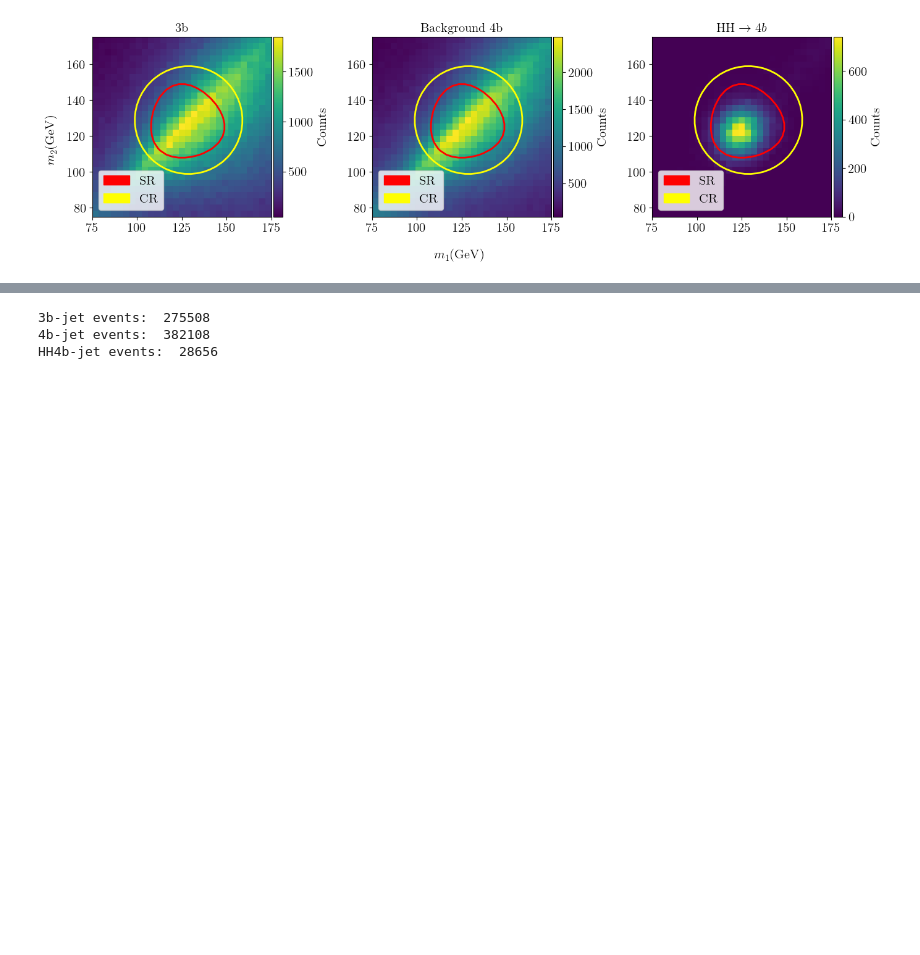
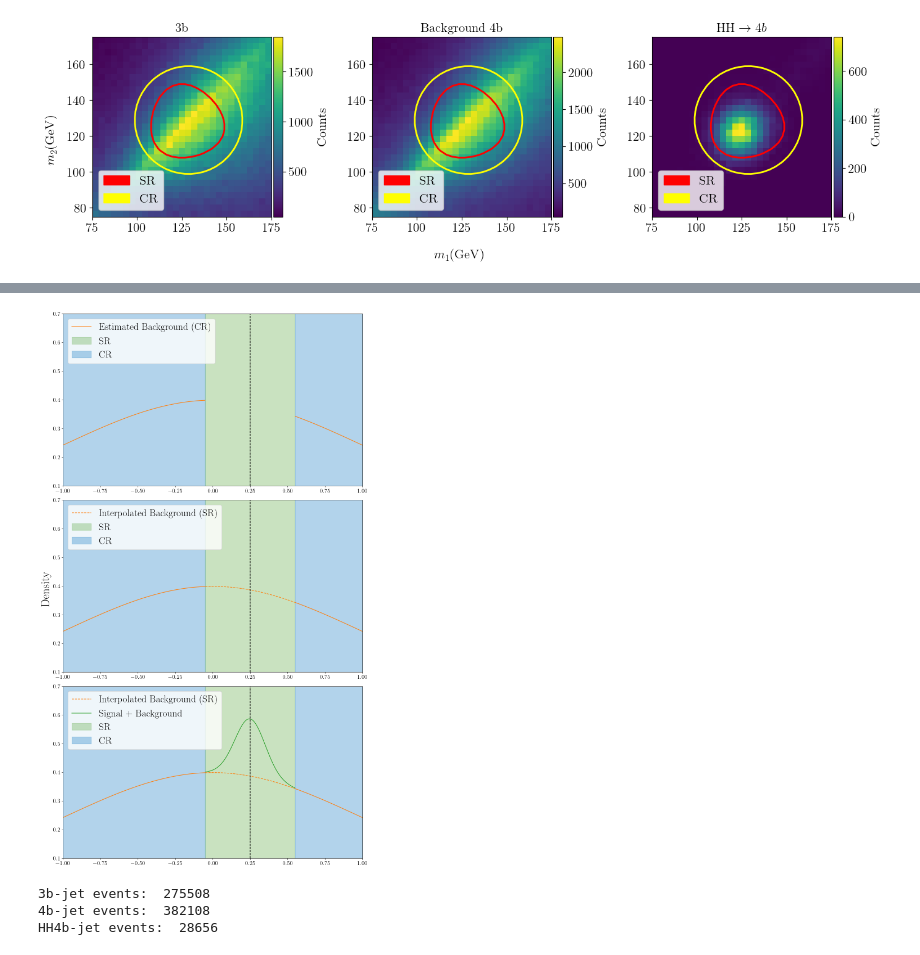
Before and after one commit to soheunyi/SRFinder, a Jupyter notebook: soheun/notebooks/eda.ipynb, the cells around one changed output, grey strips where cells are left out. Drawn from its saved outputs; the diff is of its cells as text; code cells hidden in the pictures; blank space fills up the shorter version.

```diff
--- a/soheun/notebooks/eda.ipynb
+++ b/soheun/notebooks/eda.ipynb
@@ -415,3 +504,64 @@ plt.close()
+# %%
+from scipy import stats
+import numpy as np
+import matplotlib.pyplot as plt
+
+x_range = np.linspace(-1, 1, 1000)
+pdf_1 = stats.norm.pdf(x_range, loc=0, scale=1)
+
+signal_center = 0.25
+signal_width = 0.1
+pdf_2 = 0.05 * stats.norm.pdf(x_range, loc=signal_center, scale=signal_width)
+
+sr_x1 = signal_center - 3 * signal_width
+sr_x2 = signal_center + 3 * signal_width
+
+in_SR = (x_range >= sr_x1) & (x_range <= sr_x2)
+in_CR_left = (x_range < sr_x1)
+in_CR_right = (x_range > sr_x2)
+in_CR = in_CR_left | in_CR_right
+
+fig, axs = plt.subplots(3, 1, figsize=(12, 20))
+# fig.supxlabel("$x$", fontsize=30)
+fig.supylabel("Density", fontsize=30)
+
+
+axs[0].plot(x_range[in_CR_left], pdf_1[in_CR_left], color=plt.cm.tab10.colors[1], label="Estimated Background (CR)")
+axs[0].plot(x_range[in_CR_right], pdf_1[in_CR_right], color=plt.cm.tab10.colors[1])
+# axs[0].plot(x_range[in_SR], pdf_1[in_SR], linestyle="--", label="Estimated Background (CR)")
+# axs[0].plot(x_range[in_SR], pdf_1[in_SR] + pdf_2[in_SR], color=plt.cm.tab10.colors[2], label="Signal + Background")
+
+axs[1].plot(x_range[in_CR_left], pdf_1[in_CR_left], color=plt.cm.tab10.colors[1])
+axs[1].plot(x_range[in_CR_right], pdf_1[in_CR_right], color=plt.cm.tab10.colors[1])
+axs[1].plot(x_range[in_SR], pdf_1[in_SR], linestyle="--", label="Interpolated Background (SR)", color=plt.cm.tab10.colors[1])
+
+axs[2].plot(x_range[in_CR_left], pdf_1[in_CR_left], color=plt.cm.tab10.colors[1])
+axs[2].plot(x_range[in_CR_right], pdf_1[in_CR_right], color=plt.cm.tab10.colors[1])
+axs[2].plot(x_range[in_SR], pdf_1[in_SR], linestyle="--", label="Interpolated Background (SR)", color=plt.cm.tab10.colors[1])
+axs[2].plot(x_range[in_SR], pdf_1[in_SR] + pdf_2[in_SR], color=plt.cm.tab10.colors[2], label="Signal + Background")
+
+
+
+CR_color = "#0070c0"
+SR_color = "#4ea230"
+
+for ax in axs:
+    ax.axvline(signal_center, color="black", linestyle="--")
+    ax.fill_betweenx(y=[0, 1], x1=sr_x1, x2=sr_x2, color=SR_color, alpha=0.3, label="SR")
+    ax.fill_between(x_range, y1=0, y2=1, where=in_CR, color=CR_color, alpha=0.3, label="CR")
+    ax.set_ylim(0.1, 0.7)
+    ax.set_xlim(-1, 1)
+    ax.legend(loc="upper left", fontsize=25)
+
+
+
+
+plt.tight_layout()
+plt.savefig("./figures/bg_estimation_toy_example.png", dpi=300)
+plt.show()
+plt.close()
+# %% [output]
+[figure, added]
 # %%
 # %% [output]
 3b-jet events:  275508
```
Also changed, not shown: parts of 4 cells of this notebook, 37 other files.
